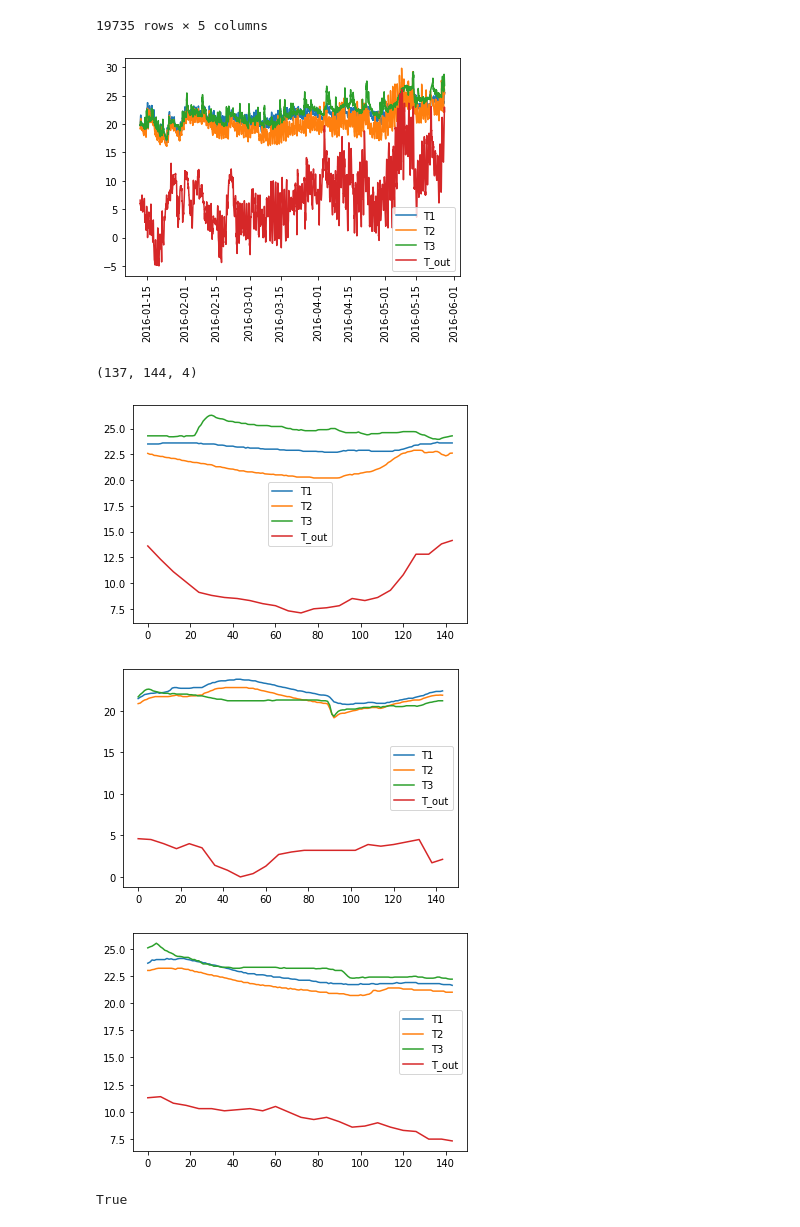
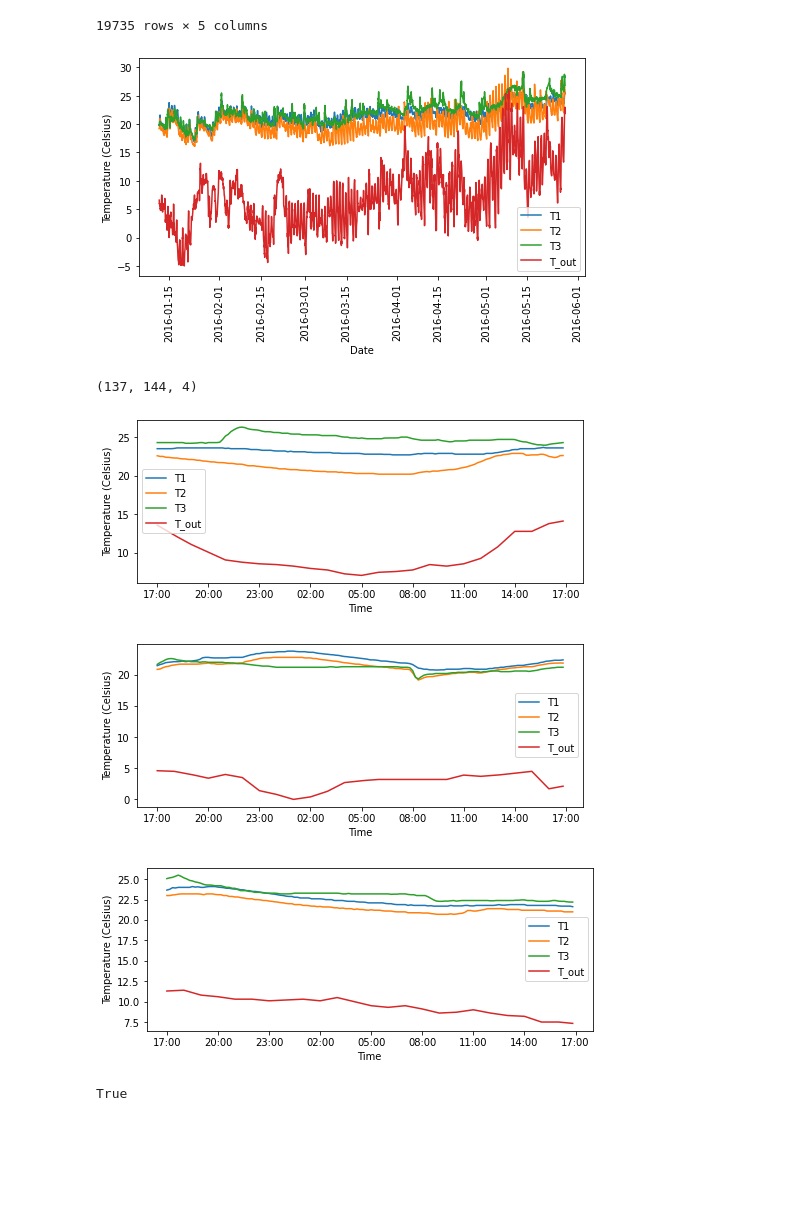
Before and after one commit to gretelai/public_research, a Jupyter notebook: oss_doppelganger/smart_home_sensors.ipynb, the cells around one changed output. Cells and saved outputs as stored; diff of their text form; code cells hidden in the pictures; blank space fills up the shorter version.

Commit message:
Update params and clean up figures.

```diff
--- a/oss_doppelganger/smart_home_sensors.ipynb
+++ b/oss_doppelganger/smart_home_sensors.ipynb
@@ -81,13 +87,17 @@ train_df
 19735 rows × 5 columns
 # %%
 # Plot all 4 columns over the 4+ months of data
+
+fig = plt.figure(figsize=(8,4))
 for c in COLUMNS:
     plt.plot(train_df["datetime"], train_df[c], label=c)
 plt.xticks(rotation=90)
 plt.legend()
+plt.ylabel("Temperature (Celsius)")
+plt.xlabel("Date")
 plt.show()
 # %% [output]
-[figure, old version]
+[figure, new version]
 # %%
 # Chunk data into 1-day slices for DGAN training. So the DGAN model will
 # synthesize 1 day of observations of the selected columns.
@@ -103,19 +113,28 @@ features.shape
 (137, 144, 4)
 # %%
 # Show some of the 1-day training examples
+
+xaxis_1day = train_df["datetime"][0:144]
+
 def plot_day(f):
+    fig = plt.figure(figsize=(8,3))
     for i, c in enumerate(COLUMNS):
-        plt.plot(f[:,i], label=c)
+        plt.plot(xaxis_1day, f[:,i], label=c)
+    ax = plt.gca()
+    ax.xaxis.set_major_locator(md.HourLocator(byhour=range(2,24,3)))
+    ax.xaxis.set_major_formatter(md.DateFormatter("%H:%M"))
     plt.legend()
+    plt.xlabel("Time")
+    plt.ylabel("Temperature (Celsius)")
     plt.show()
 
 plot_day(features[125,:,:])
 plot_day(features[3,:,:])
 plot_day(features[21,:,:])
 # %% [output]
-[figure, old version]
+[figure, new version]
-[figure, old version]
+[figure, new version]
-[figure, old version]
+[figure, new version]
 # %%
 # Recommended to train with a GPU
 torch.cuda.is_available()
```
Also changed, not shown: parts of 10 cells of this notebook.
